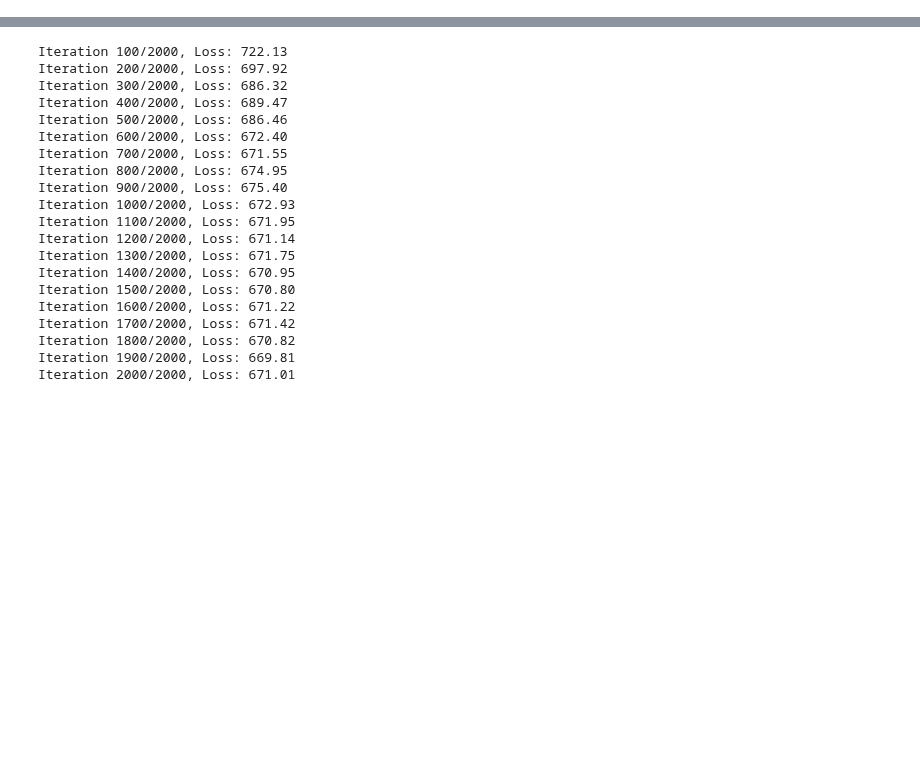
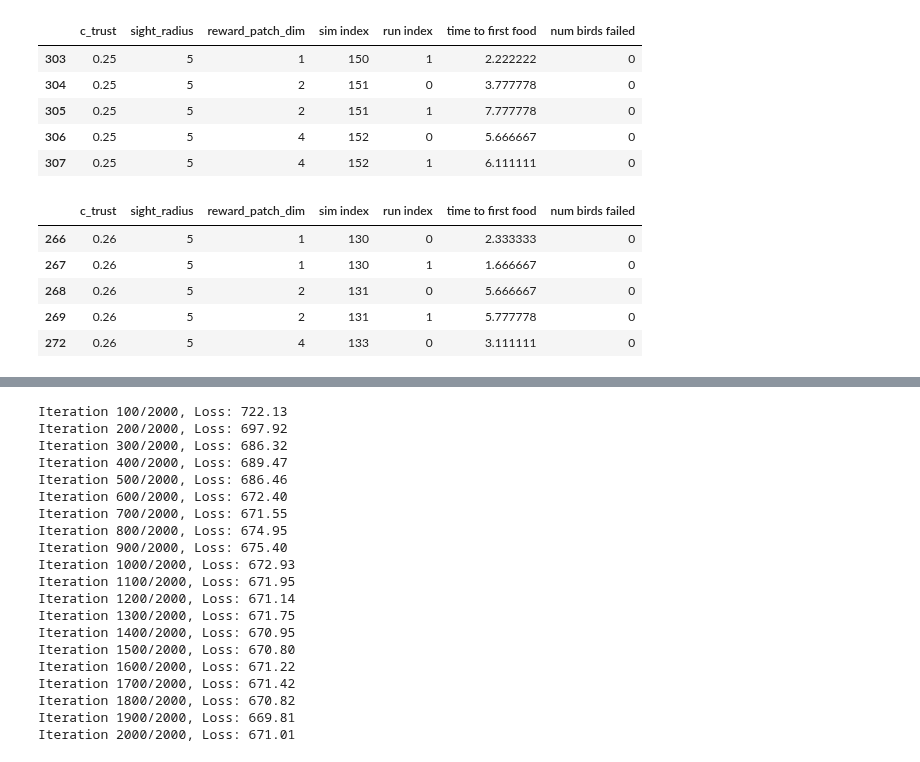
Before and after one commit to BasisResearch/collab-creatures, a Jupyter notebook: docs/communicators_impact.ipynb, the cells around one changed output, grey strips where cells are left out. Cells and saved outputs as stored; diff of their text form; code cells hidden in the pictures; blank space fills up the shorter version.

```diff
--- a/docs/communicators_impact.ipynb
+++ b/docs/communicators_impact.ipynb
@@ -21,18 +21,46 @@ from numpyro.infer.autoguide import AutoLaplaceApproximation
 
 from pyro.optim import Adam
 # %%
-threshold = 0.3
-impactDFgrid30 = pd.read_csv("../data/communicators/communicators_impact/resultsDFgrid30.csv", index_col=0)
+threshold = 0.25
+impactDFgrid30 = pd.read_csv(
+    "../data/communicators/communicators_impact/resultsDFgrid30.csv", index_col=0
+)
+impactDFgrid30_2 = pd.read_csv(
+    "../data/communicators/communicators_impact/resultsDFgrid30_2.csv", index_col=0
+)
+
+impactDFgrid30 = pd.concat([impactDFgrid30, impactDFgrid30_2], axis=0)
+
 
 impactDFgrid30.keys()
 impactDFgrid30 = impactDFgrid30[impactDFgrid30["reward_patch_dim"].isin([1, 2, 4])]
-impactDFgrid30["reward_patch_dim"] = impactDFgrid30["reward_patch_dim"].astype("category")
+impactDFgrid30["reward_patch_dim"] = impactDFgrid30["reward_patch_dim"].astype(
+    "category"
+)
 
-restriction30_low = (impactDFgrid30["c_trust"] >= 0.0) & (impactDFgrid30["c_trust"] <= 0.3)
-restriction30_high = impactDFgrid30["c_trust"] > 0.3
+restriction30_low = (impactDFgrid30["c_trust"] >= 0.0) & (
+    impactDFgrid30["c_trust"] <= threshold
+)
+restriction30_high = impactDFgrid30["c_trust"] > threshold
 
 impactDFgrid30_low = impactDFgrid30[restriction30_low].copy()
 impactDFgrid30_high = impactDFgrid30[restriction30_high].copy()
+
+display(impactDFgrid30_low.tail())
+display(impactDFgrid30_high.head())
+# %% [output]
+|  | c_trust | sight_radius | reward_patch_dim | sim index | run index | time to first food | num birds failed |
+| 303 | 0.25 | 5 | 1 | 150 | 1 | 2.222222 | 0 |
+| 304 | 0.25 | 5 | 2 | 151 | 0 | 3.777778 | 0 |
+| 305 | 0.25 | 5 | 2 | 151 | 1 | 7.777778 | 0 |
+| 306 | 0.25 | 5 | 4 | 152 | 0 | 5.666667 | 0 |
+| 307 | 0.25 | 5 | 4 | 152 | 1 | 6.111111 | 0 |
+|  | c_trust | sight_radius | reward_patch_dim | sim index | run index | time to first food | num birds failed |
+| 266 | 0.26 | 5 | 1 | 130 | 0 | 2.333333 | 0 |
+| 267 | 0.26 | 5 | 1 | 130 | 1 | 1.666667 | 0 |
+| 268 | 0.26 | 5 | 2 | 131 | 0 | 5.666667 | 0 |
+| 269 | 0.26 | 5 | 2 | 131 | 1 | 5.777778 | 0 |
+| 272 | 0.26 | 5 | 4 | 133 | 0 | 3.111111 | 0 |
 # %%
 # this is not going to be a useful metric, if the number of frames is sufficient
 # for birds to have enough time to succeed
```
Also changed, not shown: parts of 8 cells of this notebook, 2 other files.
